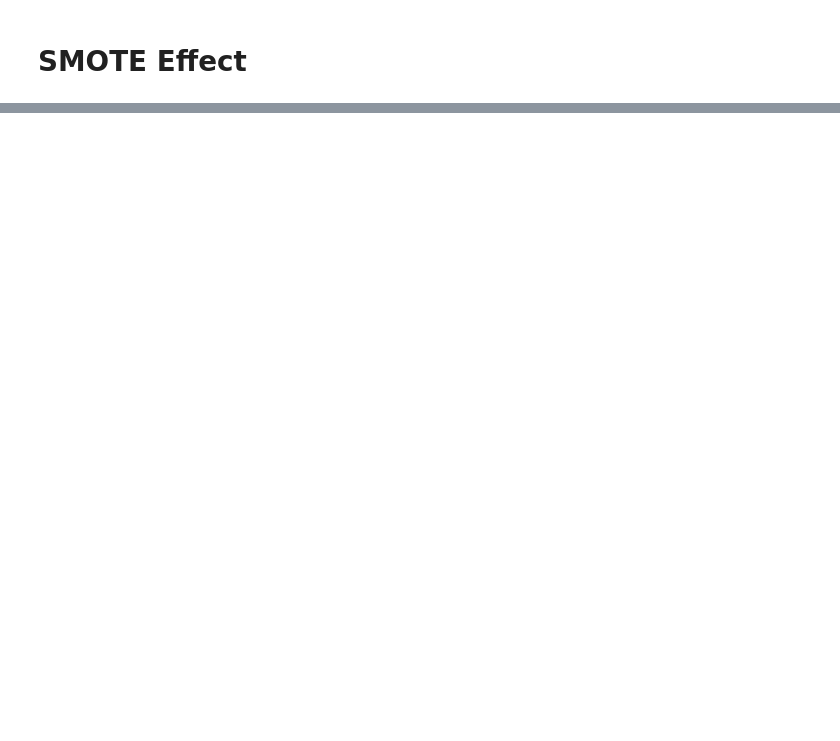
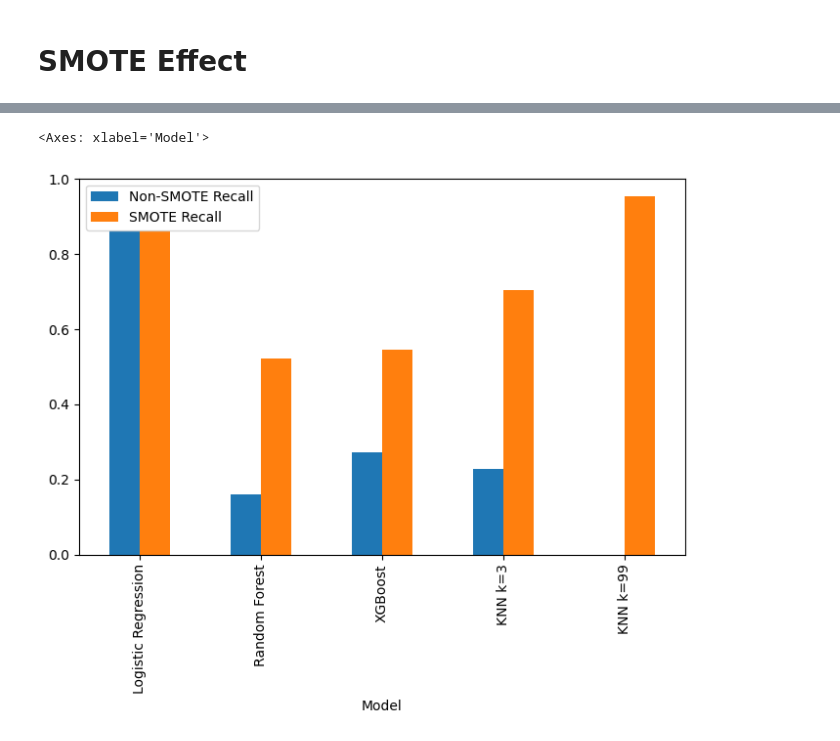
Before and after one commit to Vincent2308/Corporate-Bankruptcy, a Jupyter notebook: notebooks/week3/Taiwan_Week3.ipynb, the cells around one changed output, grey strips where cells are left out. Drawn from its saved outputs; the diff is of its cells as text; code cells hidden in the pictures; blank space fills up the shorter version.

```diff
--- a/notebooks/week3/Taiwan_Week3.ipynb
+++ b/notebooks/week3/Taiwan_Week3.ipynb
@@ -654 +637,29 @@ plt.show()
 [figure]
+# %%
+smote_metrics_recall = pd.DataFrame({
+    "Model": ["Logistic Regression", "Random Forest", "XGBoost", "KNN k=3", "KNN k=99"],
+
+    # NO SMOTE
+    "Non-SMOTE Recall": [
+        recall_score(y_test, lr.predict(x_test_sc)),
+        recall_score(y_test, rf.predict(x_test_sc)),
+        recall_score(y_test, xgb.predict(x_test_sc)),
+        recall_score(y_test, knn["3"].predict(x_test_sc)),
+        recall_score(y_test, knn["99"].predict(x_test_sc)),
+    ],
+
+    # WITH SMOTE
+    "SMOTE Recall": [
+        recall_score(y_test, lr_sm.predict(x_test_sc)),
+        recall_score(y_test, rf_sm.predict(x_test_sc)),
+        recall_score(y_test, xgb_sm.predict(x_test_sc)),
+        recall_score(y_test, knn_sm["3"].predict(x_test_sc)),
+        recall_score(y_test, knn_sm["99"].predict(x_test_sc)),
+    ],
+})
+
+smote_metrics_recall.set_index("Model", inplace=True)
+smote_metrics_recall.plot(kind="bar", figsize=(8,5))
+# %% [output]
+<Axes: xlabel='Model'>
+[figure, added]
```
Also changed, not shown: parts of 17 cells of this notebook.
